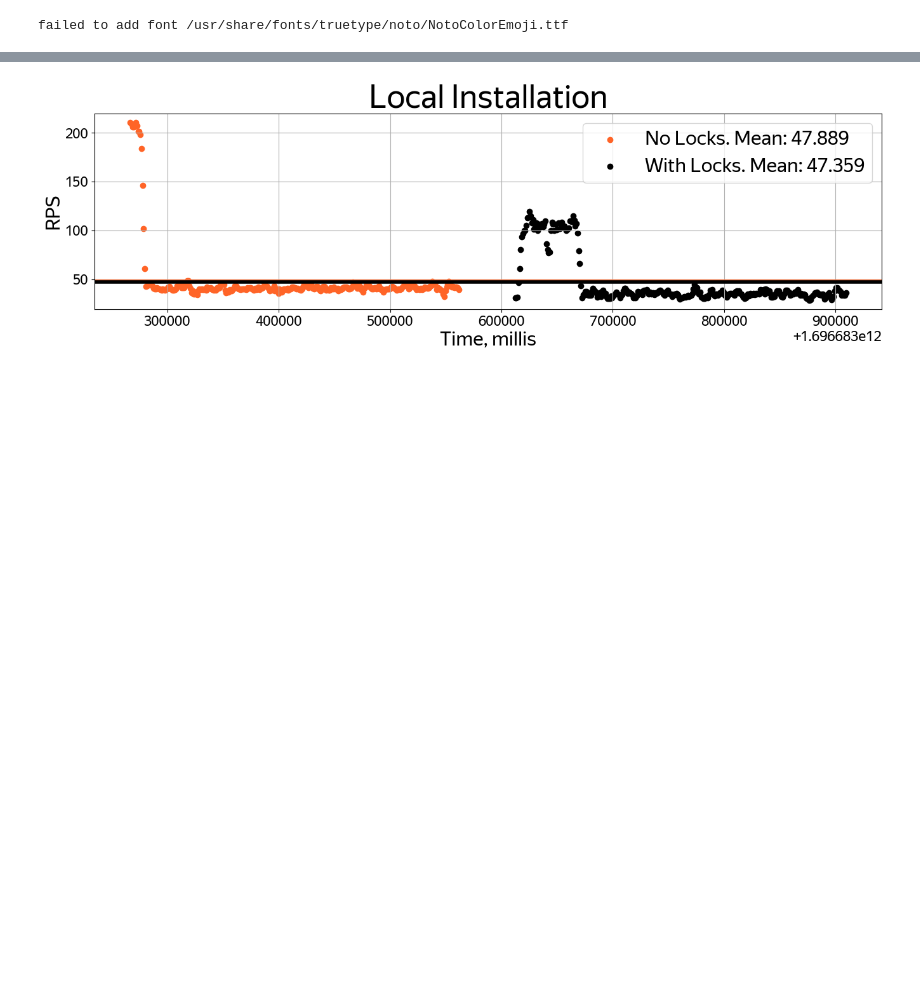
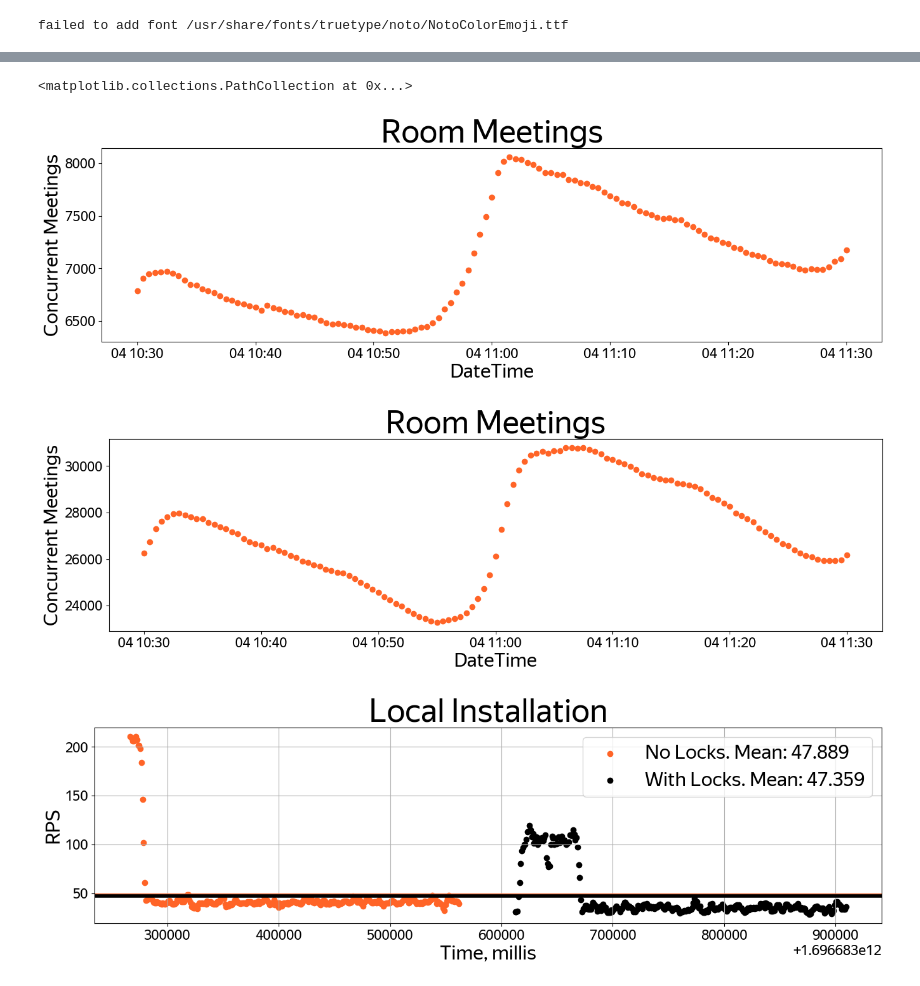
Before and after one commit to topright007/rolling_update_downtime, a Jupyter notebook: ipnb/graphs.ipynb, the cells around one changed output, grey strips where cells are left out. Saved outputs shown, nothing was run; the diff lists cells and outputs as text; code cells hidden in the pictures; blank space fills up the shorter version.

Commit message:
peer connections

```diff
--- a/ipnb/graphs.ipynb
+++ b/ipnb/graphs.ipynb
@@ -229,3 +236,47 @@ AttributeError: 'str' object has no attribute 'ts_joined'
+# %%
+def countRoomMeetingsAt(ts: datetime):
+    result = 0
+    for rm in roomMeetings:
+        if(rm.ts_start <= ts and rm.ts_finish >= ts): result+=1
+    return result
+
+
+def countPeerConnectionsAt(ts: datetime):
+    result = 0
+    for rm in roomMeetings:
+        if(rm.ts_start > ts or rm.ts_finish < ts): continue
+        for pc in rm.peerConnections:
+            if (pc.ts_joined <= ts and pc.ts_leave >= ts): result += 1
+    return result
+
+#countRoomMeetingsAt(datetime.strptime('2023-10-04 10:35:36,448', '%Y-%m-%d %H:%M:%S,%f'))
+#countPeerConnectionsAt(datetime.strptime('2023-10-04 10:35:36,448', '%Y-%m-%d %H:%M:%S,%f'))
+# %%
+
+start_date=datetime.strptime('2023-10-04 10:30:00,000', '%Y-%m-%d %H:%M:%S,%f')
+end_date=datetime.strptime('2023-10-04 11:30:00,000', '%Y-%m-%d %H:%M:%S,%f')
+
+date_range = list(pd.date_range(start_date, end_date, freq='30S'))
+roomMeetingsValues = list(map(lambda date: countRoomMeetingsAt(date), date_range))
+concurrentPeerConnectionsValues = list(map(lambda date: countPeerConnectionsAt(date), date_range))
+# %%
+fig = plt.figure(figsize=(16, 4))
+ax = fig.add_subplot(111)
+ax.set_title('Room Meetings', fontsize=36, fontname=fontName)
+ax.set_xlabel('DateTime', fontsize=22, fontname=fontName)
+ax.set_ylabel('Concurrent Meetings', fontsize=22, fontname=fontName)
+plt.scatter(x=date_range, y=roomMeetingsValues, color=fontColor, label='Room Meetings')
+
+fig = plt.figure(figsize=(16, 4))
+ax = fig.add_subplot(111)
+ax.set_title('Room Meetings', fontsize=36, fontname=fontName)
+ax.set_xlabel('DateTime', fontsize=22, fontname=fontName)
+ax.set_ylabel('Concurrent Meetings', fontsize=22, fontname=fontName)
+plt.scatter(x=date_range, y=concurrentPeerConnectionsValues, color=fontColor, label='Room Meetings')
+# %% [output]
+<matplotlib.collections.PathCollection at 0x...>
+[figure, added]
+[figure, added]
 # %%
 def plotComparison(ping, caption, rps):
     cps_no_locks = pd.read_csv(f'cps_false+ping_{ping}_rps_{rps}.csv', header=0, names=['time', 'rps'])
```
Also changed, not shown: parts of 3 cells of this notebook.
